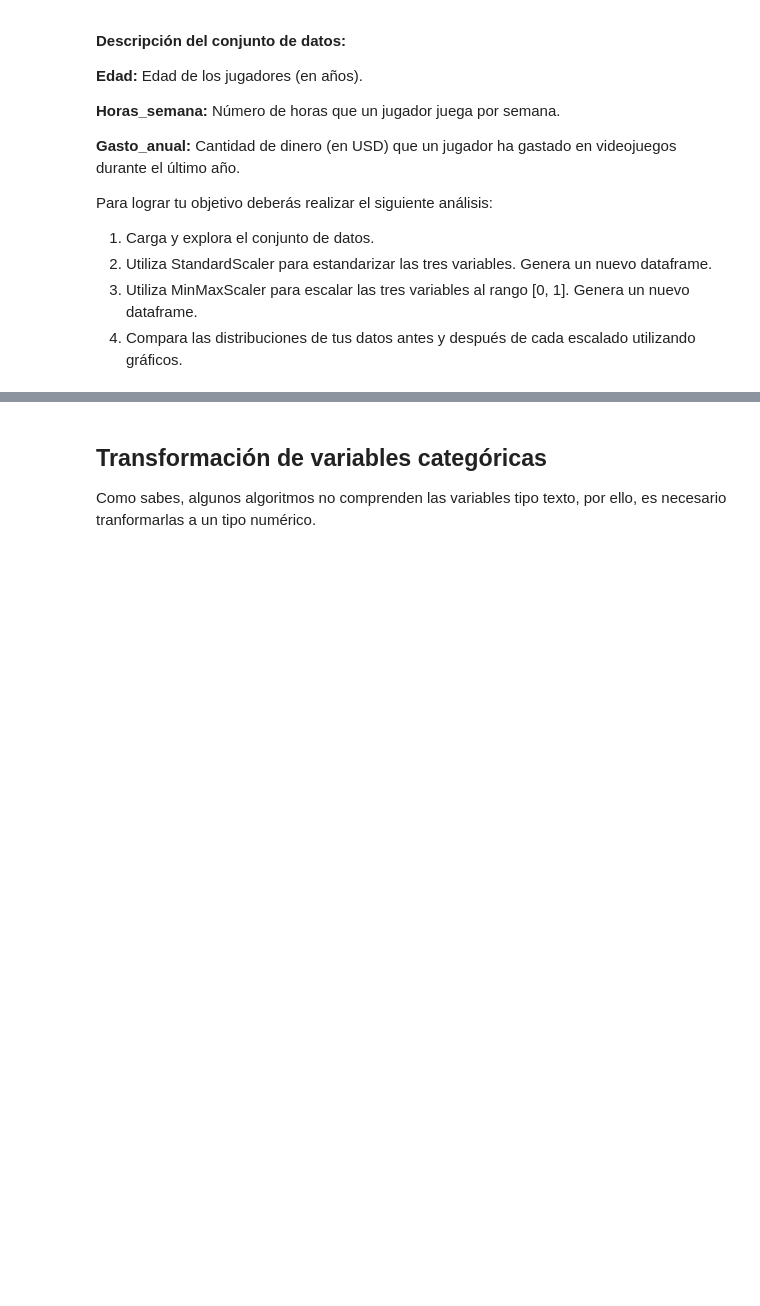
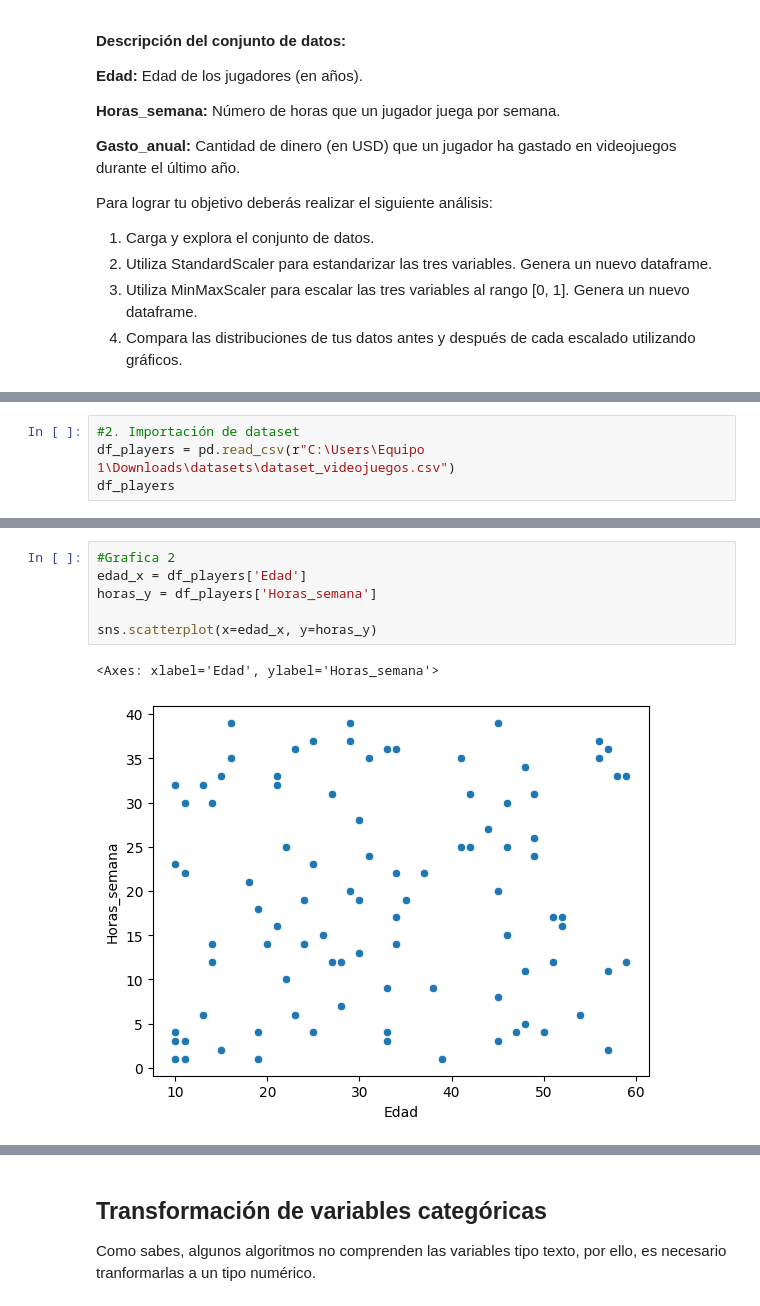
Before and after one commit to ingridsfd/preworks-data-science-ucamp, a Jupyter notebook: M2/Ingrid_M2S7_Preprocesado_de_datos.ipynb, the cells around one changed output, grey strips where cells are left out. Saved outputs shown, nothing was run; the diff lists cells and outputs as text; blank space fills up the shorter version.

```diff
--- a/M2/Ingrid_M2S7_Preprocesado_de_datos.ipynb
+++ b/M2/Ingrid_M2S7_Preprocesado_de_datos.ipynb
@@ -249,0 +261,4 @@ Para lograr tu objetivo deberás realizar el siguiente análisis:
+# %%
+#2. Importación de dataset
+df_players = pd.read_csv(r"C:\Users\Equipo 1\Downloads\datasets\dataset_videojuegos.csv")
+df_players
@@ -249,0 +279,9 @@ Para lograr tu objetivo deberás realizar el siguiente análisis:
+# %%
+#Grafica 2
+edad_x = df_players['Edad']
+horas_y = df_players['Horas_semana']
+
+sns.scatterplot(x=edad_x, y=horas_y)
+# %% [output]
+<Axes: xlabel='Edad', ylabel='Horas_semana'>
+[figure, added]
```
Also changed, not shown: parts of 15 cells of this notebook.
